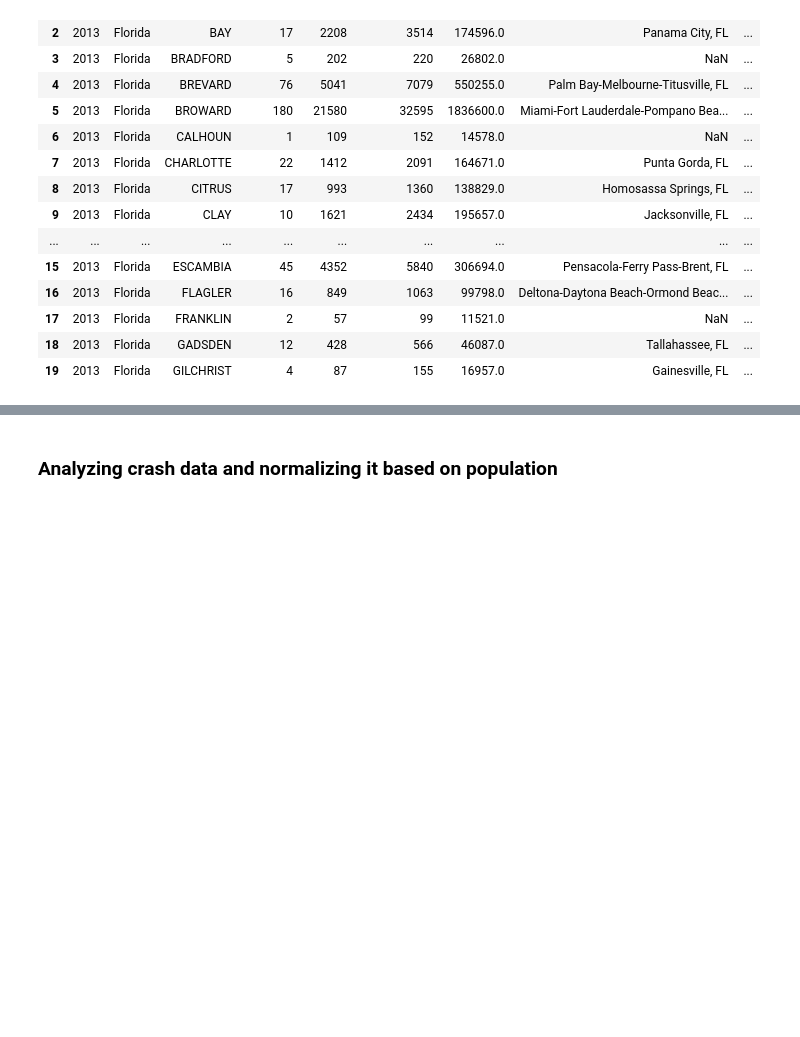
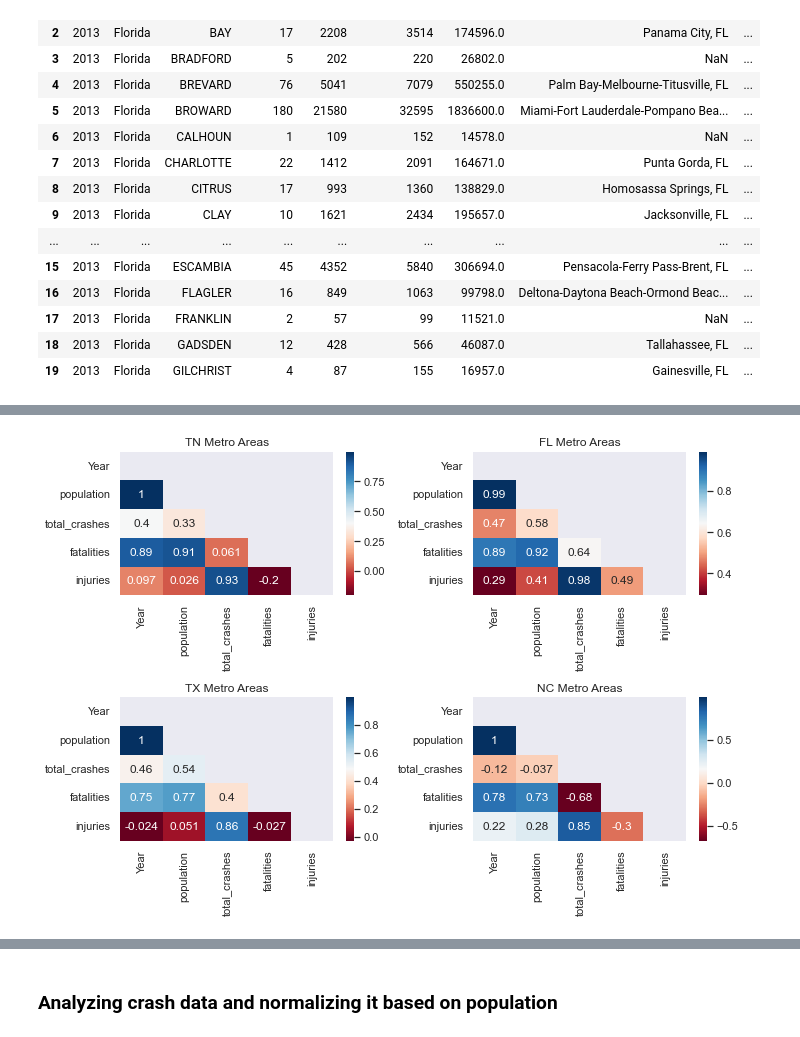
Before and after one commit to igoike/Capstone, a Jupyter notebook: notebooks/final_analysis.ipynb, the cells around one changed output, grey strips where cells are left out. Saved outputs shown, nothing was run; the diff lists cells and outputs as text; code cells hidden in the pictures; blank space fills up the shorter version.

```diff
--- a/notebooks/final_analysis.ipynb
+++ b/notebooks/final_analysis.ipynb
@@ -55,0 +221,3 @@ NameError: name 'df_master' is not defined
+# %%
+df_tn_metro = df_new.loc[(df_new['State'] == "Tennessee") & (df_new['Metropolitan/Micropolitan Statistical Area'] == "Metropolitan Statistical Area")]
+df_tn_metro
@@ -55,0 +247,3 @@ NameError: name 'df_master' is not defined
+# %%
+df_nc_metro = df_new.loc[(df_new['State'] == "North Carolina") & (df_new['Metropolitan/Micropolitan Statistical Area'] == "Metropolitan Statistical Area")]
+df_nc_metro
@@ -55,0 +273,3 @@ NameError: name 'df_master' is not defined
+# %%
+df_tx_metro = df_new.loc[(df_new['State'] == "Texas") & (df_new['Metropolitan/Micropolitan Statistical Area'] == "Metropolitan Statistical Area")]
+df_tx_metro
@@ -55,0 +330,15 @@ NameError: name 'df_master' is not defined
+# %%
+mask_fl = np.triu(np.ones_like(df_fl_metro.corr()))
+mask_tn = np.triu(np.ones_like(df_tn_metro.corr()))
+mask_tx = np.triu(np.ones_like(df_tx_metro.corr()))
+mask_nc = np.triu(np.ones_like(df_nc_metro.corr()))
+mask_ga = np.triu(np.ones_like(df_ga_metro.corr()))
+# %%
+fig,((ax1,ax2),(ax3,ax4)) = plt.subplots(2,2, figsize=(10,7))
+dataplot = sns.heatmap(df_tn_metro.corr(),ax=ax1, cmap="RdBu",annot=True,mask=mask_tn).set(title='TN Metro Areas')
+dataplot = sns.heatmap(df_fl_metro.corr(),ax=ax2, cmap="RdBu",annot=True,mask=mask_fl).set(title='FL Metro Areas')
+dataplot = sns.heatmap(df_tx_metro.corr(),ax=ax3, cmap="RdBu",annot=True,mask=mask_tx).set(title='TX Metro Areas')
+dataplot = sns.heatmap(df_nc_metro.corr(),ax=ax4, cmap="RdBu",annot=True,mask=mask_nc).set(title='NC Metro Areas')
+plt.show()
+# %% [output]
+[figure, added]
```
Also changed, not shown: parts of 47 cells of this notebook, 10 other files.
